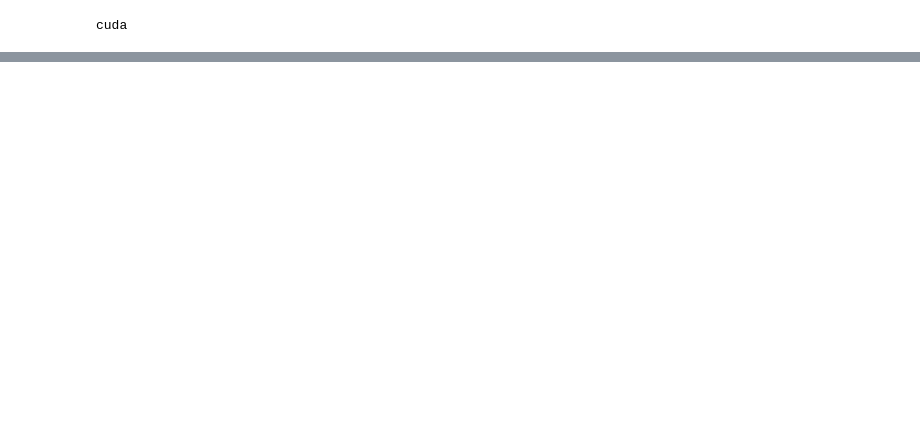
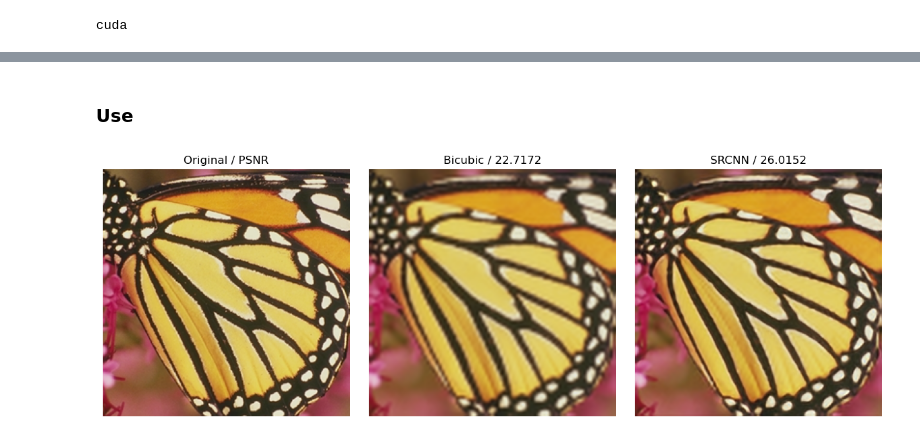
Before and after one commit to 1007Leo/SRCNN, a Jupyter notebook: srcnn.ipynb, the cells around one changed output, grey strips where cells are left out. Drawn from its saved outputs; the diff is of its cells as text; code cells hidden in the pictures; blank space fills up the shorter version.

Commit message:
Fixed data preparation, added rgb mode

```diff
--- a/srcnn.ipynb
+++ b/srcnn.ipynb
@@ -381,0 +275,19 @@ print(bic, srcnn)
+# %%
+model = SRCNN(grayscale=grayscale).to(device)
+criterion = nn.MSELoss()
+optimizer = optim.Adam([
+    {'params': model.conv1.parameters(), 'lr': learning_rate},
+    {'params': model.conv2.parameters(), 'lr': learning_rate},
+    {'params': model.conv3.parameters(), 'lr': learning_rate * 0.1}
+])
+
+if mode == "train":
+    train_model(model, train_dataloader, test_dataloader, criterion, optimizer, num_epochs, device)
+elif mode == "load-train":
+    model.load_state_dict(torch.load('TrainedModels/' + load_model_name, weights_only=False))
+    print("Loaded model: " + load_model_name)
+    train_model(model, train_dataloader, test_dataloader, criterion, optimizer, num_epochs, device)
+else:
+    model.load_state_dict(torch.load('TrainedModels/' + load_model_name, weights_only=False))
+    print("Loaded model: " + load_model_name)
+    print(model)
@@ -381,0 +302,34 @@ print(bic, srcnn)
+# %% [markdown]
+### Use
+# %%
+path = "./Test/Set5/butterfly_GT.bmp"
+# path = "./Test/Set14/zebra.bmp"
+# path = "./Test/Set14/lenna.bmp"
+# path = "./Test/Set14/ppt3.bmp"
+# path = "./Test/test.bmp"
+
+model.load_state_dict(torch.load('TrainedModels/' + load_model_name, weights_only=False))
+
+if grayscale:
+    gt_img = Image.open(path).convert('L')
+else:
+    gt_img = Image.open(path).convert('RGB')
+gt_img, lr_img = prepImage(gt_img, upscale_factor)
+up_img = model_predict(model, lr_img)
+
+lr_img = lr_img.numpy()
+
+gt_pil = tensor_to_image(gt_img)
+lr_pil = tensor_to_image(lr_img)
+up_pil = tensor_to_image(up_img)
+
+# lr_pil.show()
+# up_pil.show()
+# gt_pil.show()
+
+srcnn_psnr = compute_psnr_image(np.array(gt_pil), np.array(up_pil))
+bicubic_psnr = compute_psnr_image(np.array(gt_pil), np.array(lr_pil))
+
+show_three_images([gt_img, lr_img, up_img], ["Original / PSNR", f"Bicubic / {round(bicubic_psnr, 4)}", f"SRCNN / {round(srcnn_psnr, 4)}"])
+# %% [output]
+[figure, added]
```
Also changed, not shown: parts of 36 cells of this notebook.
